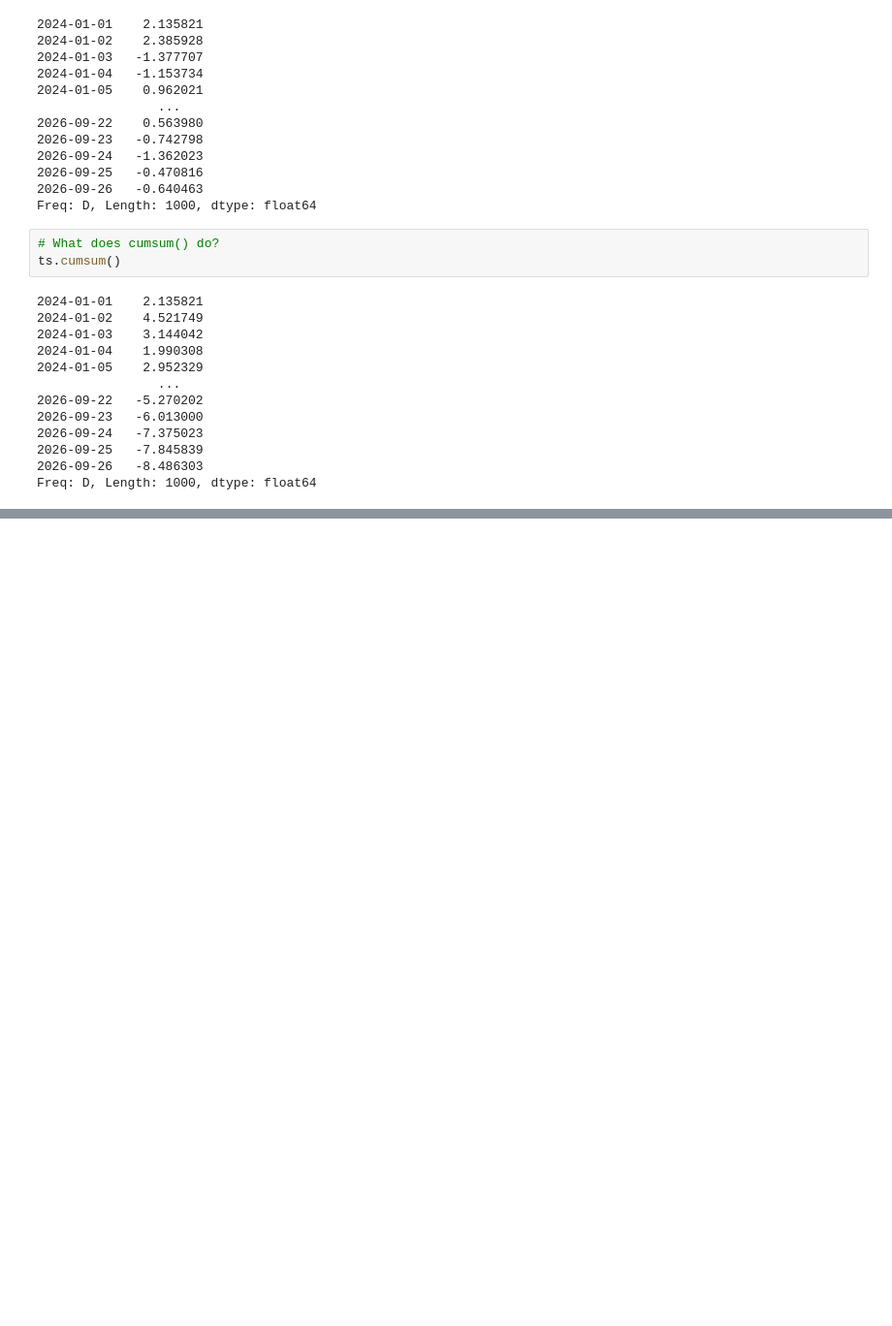
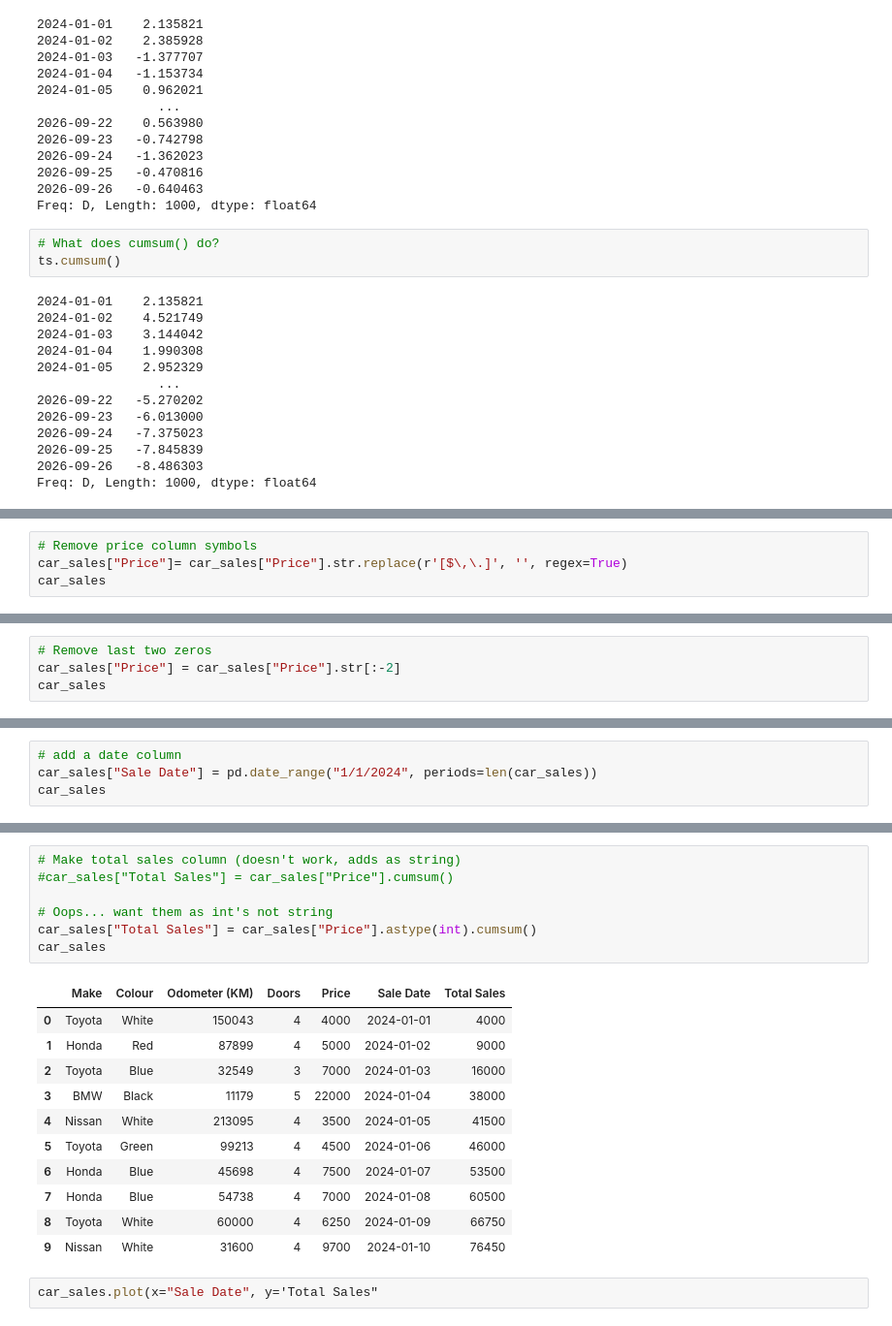
Before and after one commit to abdelaziz-lounes/simple_project, a Jupyter notebook: introduction to matplotLib.ipynb, the cells around one changed output, grey strips where cells are left out. Shown: that part at 97% size. Cells and saved outputs as stored; diff of their text form; blank space fills up the shorter version.

```diff
--- a/introduction to matplotLib.ipynb
+++ b/introduction to matplotLib.ipynb
@@ -344,0 +354,4 @@ Freq: D, Length: 1000, dtype: float64
+# %%
+# Remove price column symbols
+car_sales["Price"]= car_sales["Price"].str.replace(r'[$\,\.]', '', regex=True)
+car_sales
@@ -344,0 +370,4 @@ Freq: D, Length: 1000, dtype: float64
+# %%
+# Remove last two zeros
+car_sales["Price"] = car_sales["Price"].str[:-2]
+car_sales
@@ -344,0 +386,4 @@ Freq: D, Length: 1000, dtype: float64
+# %%
+# add a date column
+car_sales["Sale Date"] = pd.date_range("1/1/2024", periods=len(car_sales))
+car_sales
@@ -344,0 +402,21 @@ Freq: D, Length: 1000, dtype: float64
+# %%
+# Make total sales column (doesn't work, adds as string)
+#car_sales["Total Sales"] = car_sales["Price"].cumsum()
+
+# Oops... want them as int's not string
+car_sales["Total Sales"] = car_sales["Price"].astype(int).cumsum()
+car_sales
+# %% [output]
+|  | Make | Colour | Odometer (KM) | Doors | Price | Sale Date | Total Sales |
+| 0 | Toyota | White | 150043 | 4 | 4000 | 2024-01-01 | 4000 |
+| 1 | Honda | Red | 87899 | 4 | 5000 | 2024-01-02 | 9000 |
+| 2 | Toyota | Blue | 32549 | 3 | 7000 | 2024-01-03 | 16000 |
+| 3 | BMW | Black | 11179 | 5 | 22000 | 2024-01-04 | 38000 |
+| 4 | Nissan | White | 213095 | 4 | 3500 | 2024-01-05 | 41500 |
+| 5 | Toyota | Green | 99213 | 4 | 4500 | 2024-01-06 | 46000 |
+| 6 | Honda | Blue | 45698 | 4 | 7500 | 2024-01-07 | 53500 |
+| 7 | Honda | Blue | 54738 | 4 | 7000 | 2024-01-08 | 60500 |
+| 8 | Toyota | White | 60000 | 4 | 6250 | 2024-01-09 | 66750 |
+| 9 | Nissan | White | 31600 | 4 | 9700 | 2024-01-10 | 76450 |
+# %%
+car_sales.plot(x="Sale Date", y='Total Sales"
```
Also changed, not shown: parts of 5 cells of this notebook.
